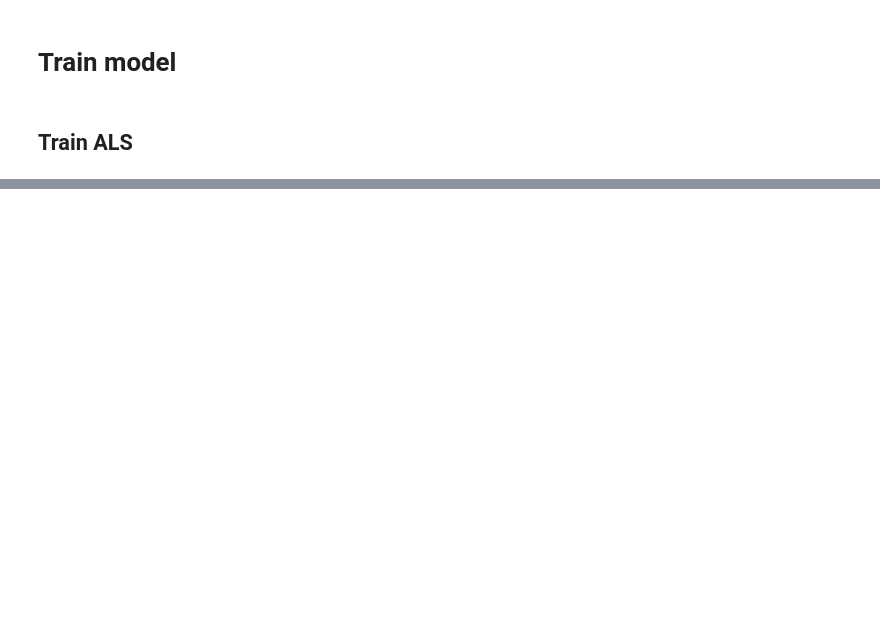
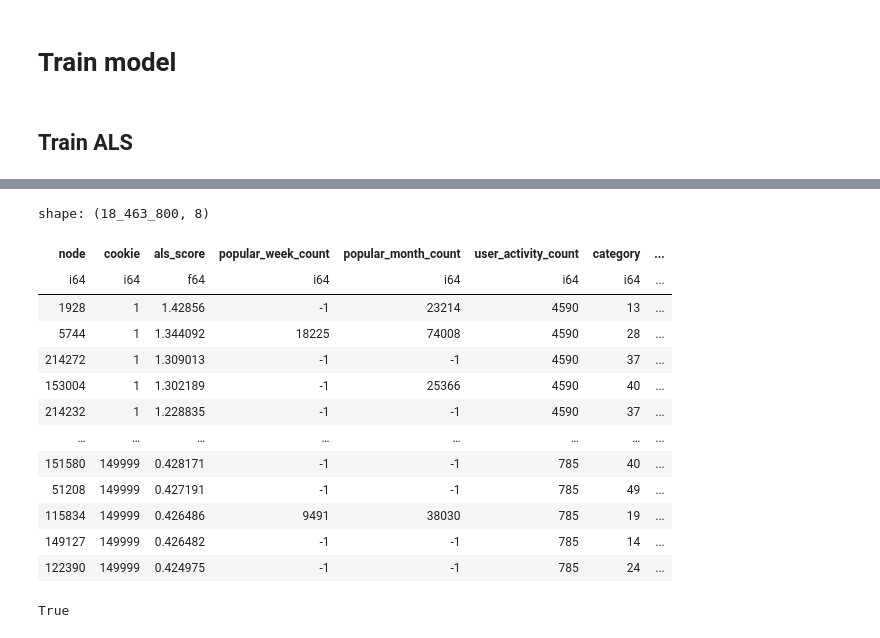
Before and after one commit to s1lver29/avito_cup_ml_2025, a Jupyter notebook: notebooks/baseline.ipynb, the cells around one changed output, grey strips where cells are left out. Drawn from its saved outputs; the diff is of its cells as text; code cells hidden in the pictures; blank space fills up the shorter version.

```diff
--- a/notebooks/baseline.ipynb
+++ b/notebooks/baseline.ipynb
@@ -128,0 +390,13 @@ df_pred = get_als_pred(users, nodes, eval_users)
+# %%
+def create_event_weights(clickstream_df: pl.DataFrame):
+    event_count = {
+        row[0]: row[1] for row in clickstream_df.group_by("event").len().rows()
+    }
+
+    return {event_id: 1.0 / np.log1p(count) for event_id, count in event_count.items()}
+
+
+inverse_freq_weights = create_event_weights(df_train_retrivial.select("event"))
+
+# Можно также попробовать эту альтернативную стратегию взвешивания
+# df_pred_alt = get_als_pred(users, nodes, events, eval_users, inverse_freq_weights, 100)
@@ -170,0 +912,40 @@ recall_at(df_eval, df_pred, k=40)
+# %%
+als_retriever = ALSRetriever(iterations=50, factors=250, regularization=0.3)
+
+als_retriever.fit(full_train_users, full_train_nodes, full_train_events, inverse_freq_weights, 100, list(inverse_freq_weights.keys()))
+
+# Получаем предсказания ALS для тестового набора
+test_als_pred = als_retriever.recommend(test_users, 200)
+# %%
+popular_retriever = PopularItemsRetriever(df_train_retriever_and_reranker, df_cat_features)
+
+# Получаем популярные товары за последнюю неделю и месяц
+popular_week = popular_retriever.get_popular_items(days=7, top_k=200)
+popular_month = popular_retriever.get_popular_items(days=30, top_k=300)
+popular_by_category = popular_retriever.get_popular_items_by_category(days=7, top_k=30)
+# %%
+test_data_for_boosting = prepare_features_for_boosting(
+    test_als_pred,
+    df_train_retriever_and_reranker,
+    df_cat_features,
+    popular_week,
+    popular_month,
+    popular_by_category,
+)
+# %%
+test_data_for_boosting
+# %% [output]
+shape: (18_463_800, 8)
+| node | cookie | als_score | popular_week_count | popular_month_count | user_activity_count | category | ... |
+| i64 | i64 | f64 | i64 | i64 | i64 | i64 | ... |
+| 1928 | 1 | 1.42856 | -1 | 23214 | 4590 | 13 | ... |
+| 5744 | 1 | 1.344092 | 18225 | 74008 | 4590 | 28 | ... |
+| 214272 | 1 | 1.309013 | -1 | -1 | 4590 | 37 | ... |
+| 153004 | 1 | 1.302189 | -1 | 25366 | 4590 | 40 | ... |
+| 214232 | 1 | 1.228835 | -1 | -1 | 4590 | 37 | ... |
+| … | … | … | … | … | … | … | ... |
+| 151580 | 149999 | 0.428171 | -1 | -1 | 785 | 40 | ... |
+| 51208 | 149999 | 0.427191 | -1 | -1 | 785 | 49 | ... |
+| 115834 | 149999 | 0.426486 | 9491 | 38030 | 785 | 19 | ... |
+| 149127 | 149999 | 0.426482 | -1 | -1 | 785 | 14 | ... |
+| 122390 | 149999 | 0.424975 | -1 | -1 | 785 | 24 | ... |
@@ -170,0 +967,4 @@ recall_at(df_eval, df_pred, k=40)
+# %%
+sorted(df_pred_catboost["cookie"].unique().to_list()) == sorted(test_users)
+# %% [output]
+True
```
Also changed, not shown: parts of 33 cells of this notebook.
